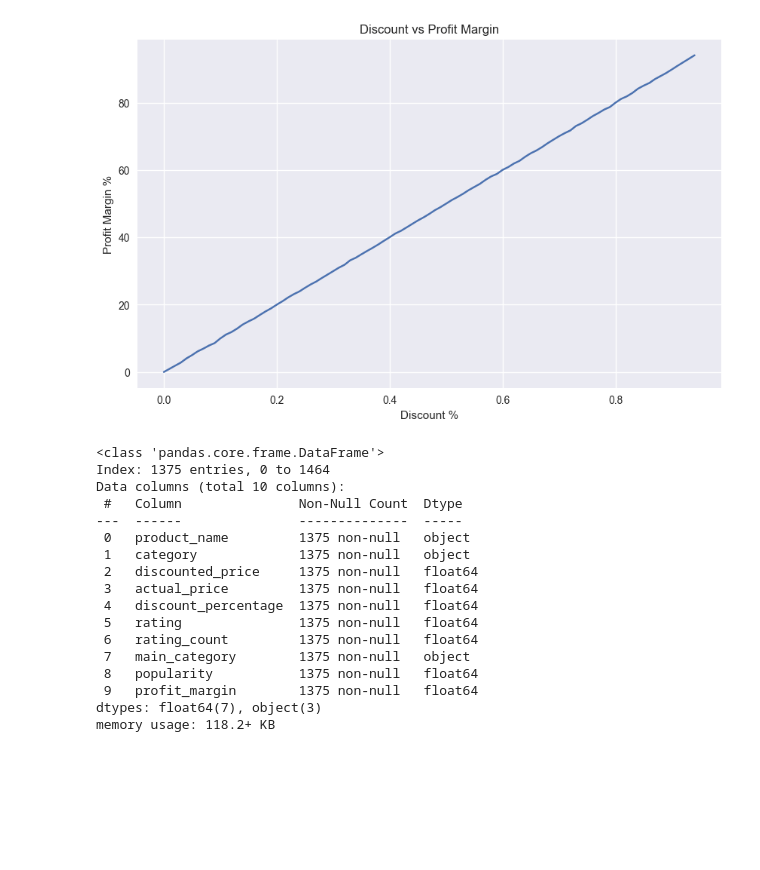
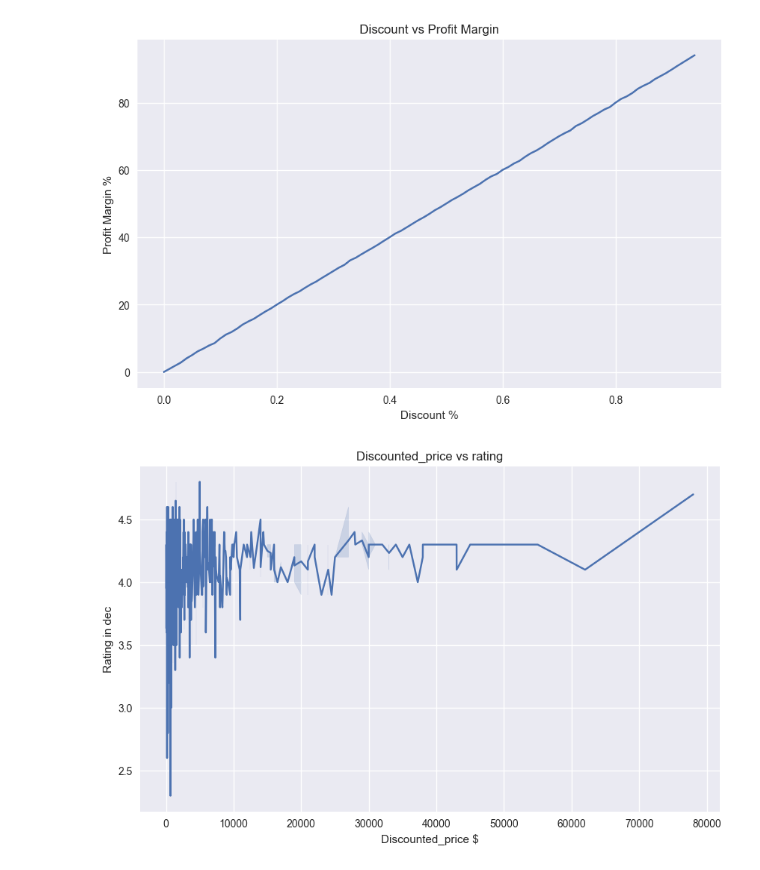
Before and after one commit to JeyaAgastink/amazon-reviews-eda, a Jupyter notebook: notebooks/eda_analysis.ipynb, the cells around one changed output. Drawn from its saved outputs; the diff is of its cells as text; code cells hidden in the pictures; blank space fills up the shorter version.

```diff
--- a/notebooks/eda_analysis.ipynb
+++ b/notebooks/eda_analysis.ipynb
@@ -574,23 +574,13 @@ plt.ylabel('Profit Margin %')
 plt.show()
 # %% [output]
 [figure]
-# %%
-df_clean.info()
-# %% [output]
-<class 'pandas.core.frame.DataFrame'>
-Index: 1375 entries, 0 to 1464
-Data columns (total 10 columns):
- #   Column               Non-Null Count  Dtype
----  ------               --------------  -----
- 0   product_name         1375 non-null   object
- 1   category             1375 non-null   object
- 2   discounted_price     1375 non-null   float64
- 3   actual_price         1375 non-null   float64
- 4   discount_percentage  1375 non-null   float64
- 5   rating               1375 non-null   float64
- 6   rating_count         1375 non-null   float64
- 7   main_category        1375 non-null   object
- 8   popularity           1375 non-null   float64
- 9   profit_margin        1375 non-null   float64
-dtypes: float64(7), object(3)
-memory usage: 118.2+ KB
+# %%
+
+plt.figure(figsize=(10, 6))
+sns.lineplot(data=df_clean, x='discounted_price', y='rating')
+plt.title('Discounted_price vs rating')
+plt.xlabel('Discounted_price $')
+plt.ylabel('Rating in dec')
+plt.show()
+# %% [output]
+[figure, added]
```
Also changed, not shown: parts of 15 cells of this notebook, 1 other file.
